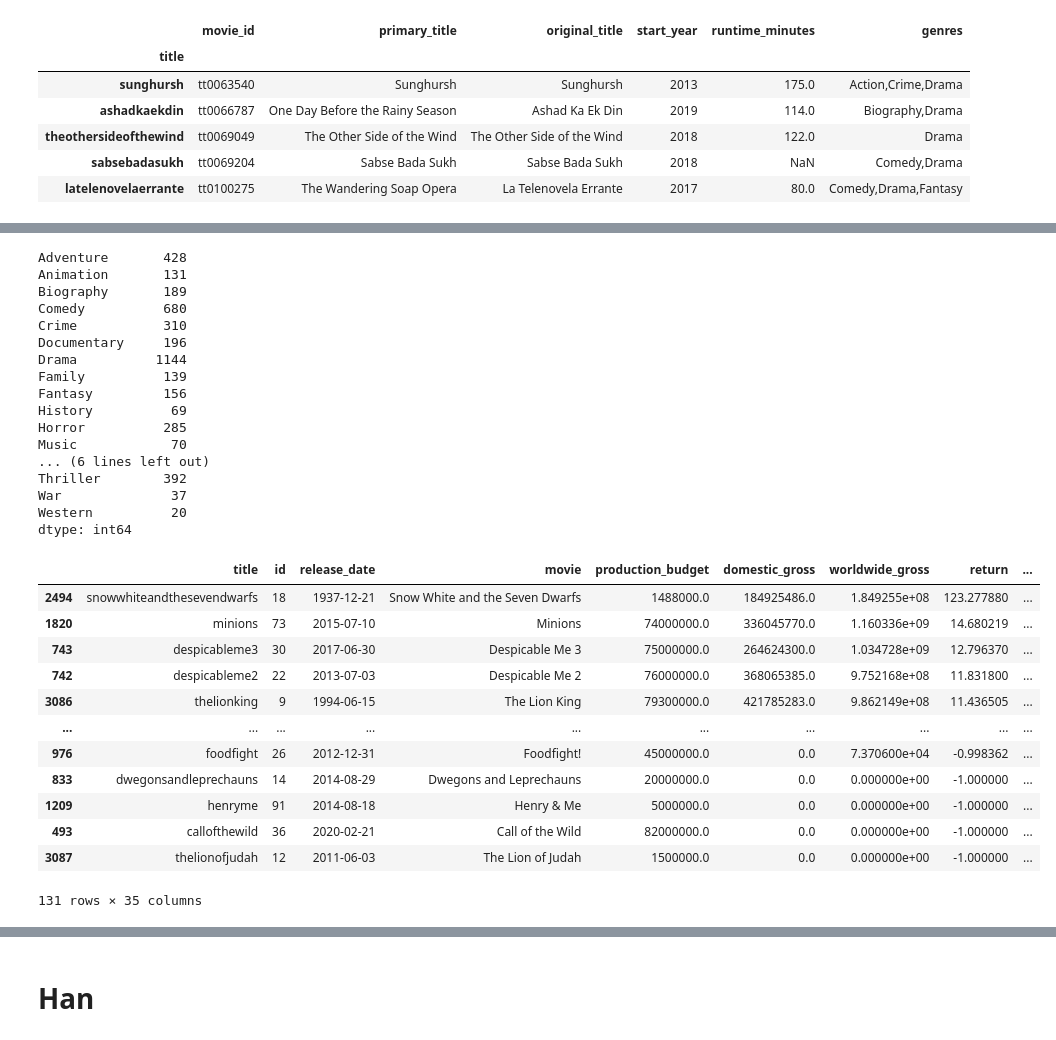
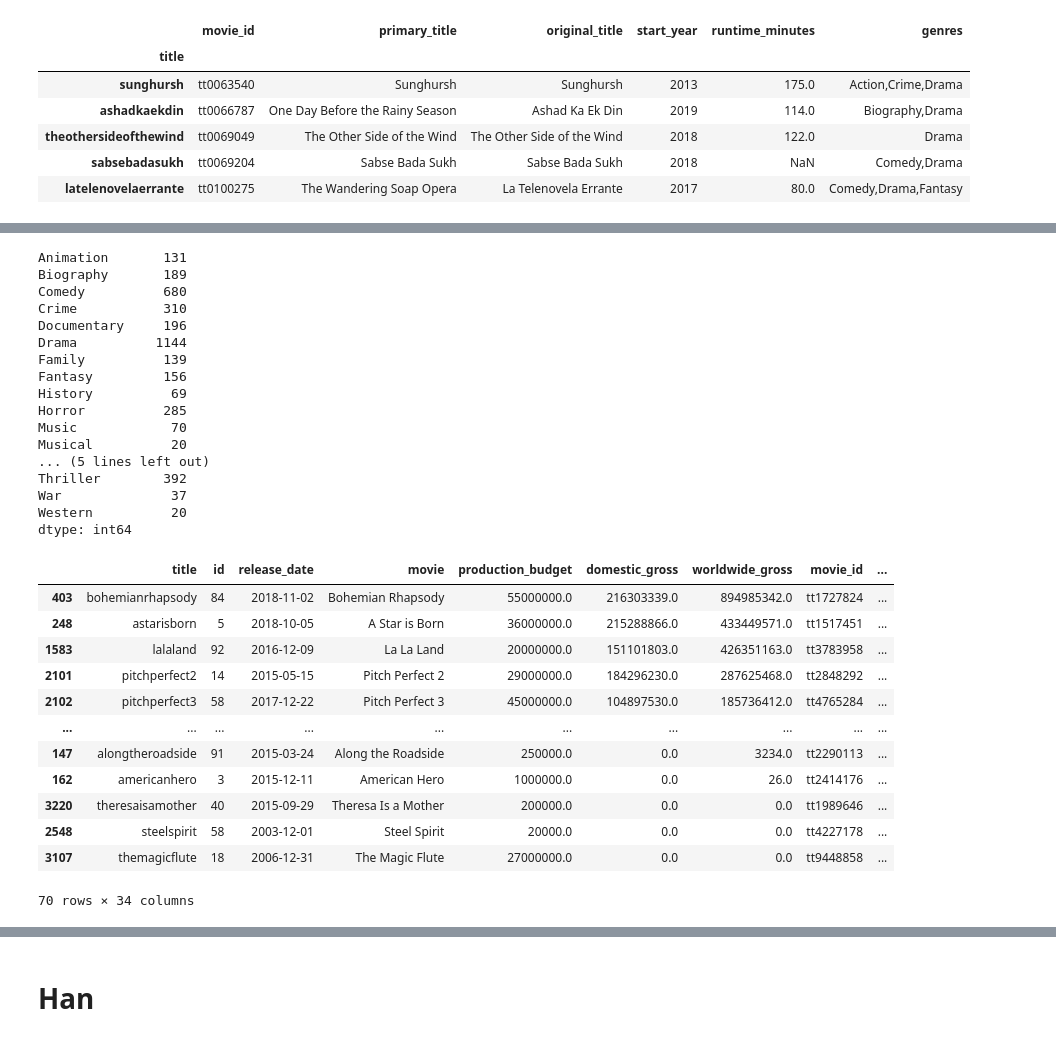
Before and after one commit to racday/ai-capstone, a Jupyter notebook: index.ipynb, the cells around one changed output, grey strips where cells are left out. Drawn from its saved outputs; the diff is of its cells as text; code cells hidden in the pictures.

```diff
--- a/index.ipynb
+++ b/index.ipynb
@@ -36,7 +37,7 @@ tn_movie_budgets["worldwide_gross"] = tn_movie_budgets["worldwide_gross"].map(la
 tn_movie_budgets["release_date"]=pd.to_datetime(tn_movie_budgets["release_date"])
 #Creates a new title column
 tn_movie_budgets["title"]= tn_movie_budgets["movie"].map(lambda x :''.join(filter(str.isalnum, x)).lower())
-tn_movie_budgets['return'] = (tn_movie_budgets['worldwide_gross'] - tn_movie_budgets['production_budget']) / tn_movie_budgets['production_budget']
+#tn_movie_budgets['return'] = (tn_movie_budgets['worldwide_gross'] - tn_movie_budgets['production_budget']) / tn_movie_budgets['production_budget']
 
 tn_movie_budgets
 # %% [output]
@@ -288,7 +293,6 @@ counts = rating_and_budgets.iloc[:,14:42].sum()
 #Highest counts - Drama, comedy
 print(counts)
 # %% [output]
-Adventure       428
 Animation       131
 Biography       189
 Comedy          680
@@ -300,7 +304,8 @@ Fantasy         156
 History          69
 Horror          285
 Music            70
-... (6 lines left out)
+Musical          20
+... (5 lines left out)
 Thriller        392
 War              37
 Western          20
@@ -339,17 +345,17 @@ mean_min = dict(zip(counts.index, return_min))
 # %%
-rating_and_budgets[rating_and_budgets['Animation']==1].sort_values('return',ascending=False)
+rating_and_budgets[rating_and_budgets['Music']==1].sort_values('worldwide_gross',ascending=False)
 # %% [output]
-|  | title | id | release_date | movie | production_budget | domestic_gross | worldwide_gross | return | ... |
-| 2494 | snowwhiteandthesevendwarfs | 18 | 1937-12-21 | Snow White and the Seven Dwarfs | 1488000.0 | 184925486.0 | 1.849255e+08 | 123.277880 | ... |
-| 1820 | minions | 73 | 2015-07-10 | Minions | 74000000.0 | 336045770.0 | 1.160336e+09 | 14.680219 | ... |
-| 743 | despicableme3 | 30 | 2017-06-30 | Despicable Me 3 | 75000000.0 | 264624300.0 | 1.034728e+09 | 12.796370 | ... |
-| 742 | despicableme2 | 22 | 2013-07-03 | Despicable Me 2 | 76000000.0 | 368065385.0 | 9.752168e+08 | 11.831800 | ... |
-| 3086 | thelionking | 9 | 1994-06-15 | The Lion King | 79300000.0 | 421785283.0 | 9.862149e+08 | 11.436505 | ... |
+|  | title | id | release_date | movie | production_budget | domestic_gross | worldwide_gross | movie_id | ... |
+| 403 | bohemianrhapsody | 84 | 2018-11-02 | Bohemian Rhapsody | 55000000.0 | 216303339.0 | 894985342.0 | tt1727824 | ... |
+| 248 | astarisborn | 5 | 2018-10-05 | A Star is Born | 36000000.0 | 215288866.0 | 433449571.0 | tt1517451 | ... |
+| 1583 | lalaland | 92 | 2016-12-09 | La La Land | 20000000.0 | 151101803.0 | 426351163.0 | tt3783958 | ... |
+| 2101 | pitchperfect2 | 14 | 2015-05-15 | Pitch Perfect 2 | 29000000.0 | 184296230.0 | 287625468.0 | tt2848292 | ... |
+| 2102 | pitchperfect3 | 58 | 2017-12-22 | Pitch Perfect 3 | 45000000.0 | 104897530.0 | 185736412.0 | tt4765284 | ... |
 | ... | ... | ... | ... | ... | ... | ... | ... | ... | ... |
-| 976 | foodfight | 26 | 2012-12-31 | Foodfight! | 45000000.0 | 0.0 | 7.370600e+04 | -0.998362 | ... |
-| 833 | dwegonsandleprechauns | 14 | 2014-08-29 | Dwegons and Leprechauns | 20000000.0 | 0.0 | 0.000000e+00 | -1.000000 | ... |
-| 1209 | henryme | 91 | 2014-08-18 | Henry & Me | 5000000.0 | 0.0 | 0.000000e+00 | -1.000000 | ... |
-| 493 | callofthewild | 36 | 2020-02-21 | Call of the Wild | 82000000.0 | 0.0 | 0.000000e+00 | -1.000000 | ... |
-| 3087 | thelionofjudah | 12 | 2011-06-03 | The Lion of Judah | 1500000.0 | 0.0 | 0.000000e+00 | -1.000000 | ... |
+| 147 | alongtheroadside | 91 | 2015-03-24 | Along the Roadside | 250000.0 | 0.0 | 3234.0 | tt2290113 | ... |
+| 162 | americanhero | 3 | 2015-12-11 | American Hero | 1000000.0 | 0.0 | 26.0 | tt2414176 | ... |
+| 3220 | theresaisamother | 40 | 2015-09-29 | Theresa Is a Mother | 200000.0 | 0.0 | 0.0 | tt1989646 | ... |
+| 2548 | steelspirit | 58 | 2003-12-01 | Steel Spirit | 20000.0 | 0.0 | 0.0 | tt4227178 | ... |
+| 3107 | themagicflute | 18 | 2006-12-31 | The Magic Flute | 27000000.0 | 0.0 | 0.0 | tt9448858 | ... |
-131 rows × 35 columns
+70 rows × 34 columns
 # %%
```
Also changed, not shown: parts of 24 cells of this notebook.
